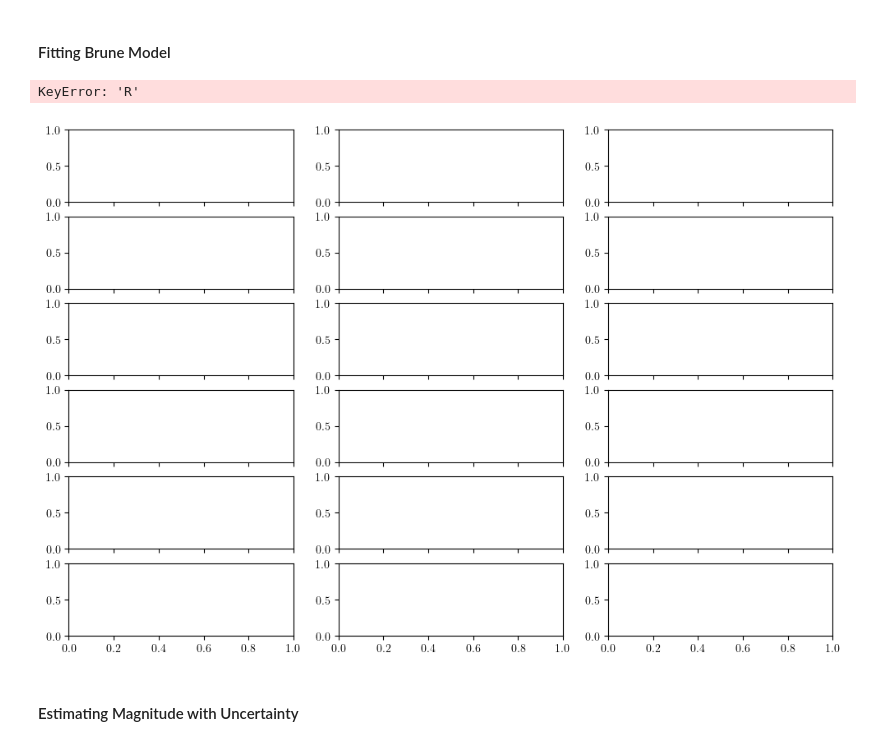
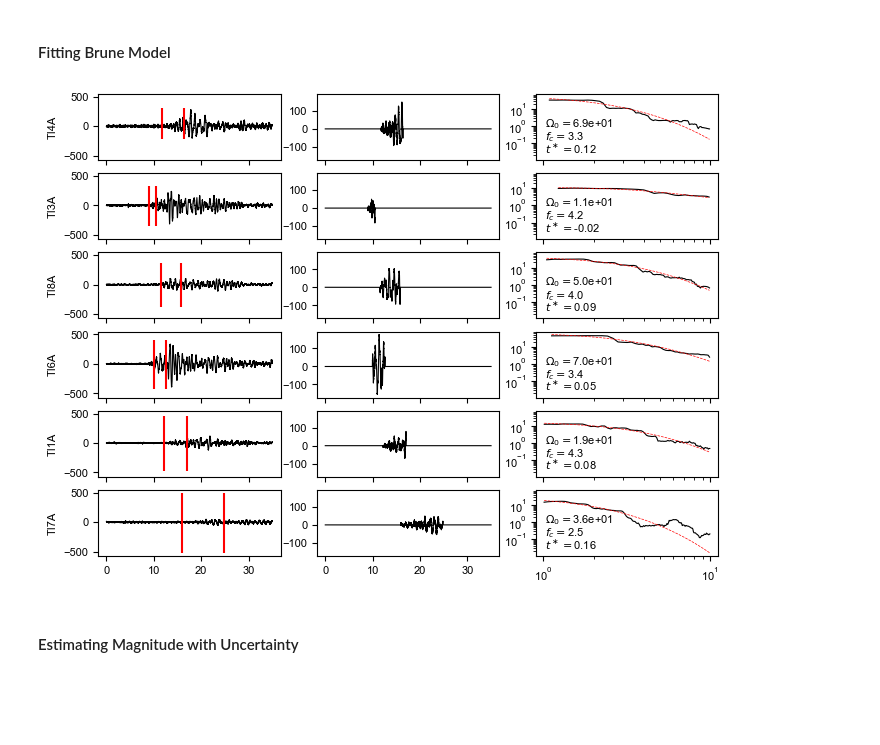
Before and after one commit to JMagyar15/totten-analysis, a Jupyter notebook: Totten Icequakes.ipynb, the cells around one changed output. Cells and saved outputs as stored; diff of their text form; code cells hidden in the pictures; blank space fills up the shorter version.

```diff
--- a/Totten Icequakes.ipynb
+++ b/Totten Icequakes.ipynb
@@ -1969,7 +1966,7 @@ $$
 
 This can then be used to fit each station simultaneously, allowing each station to have it's own corner frequency and quality factor, but the same $M_0$.
 # %%
-cluster_num = 44
+cluster_num = 33
 
 disp_stream = disp_streams[cluster_num]
 vel_stream = vel_streams[cluster_num]
@@ -2001,62 +2017,76 @@ sta_xy['window'] = sta_xy['P_end'] - sta_xy['P_start']
+# %%
+event = groups[cluster_num].select_event('20190101T192753Z')
+
+#attach waveforms and get velocity and displacement streams...
+event.attach_waveforms(inv.select(station='TI?A',channel='CH?'),w_path,buffer=10,length=25)
+event.filter('highpass',freq=1)
+
+disp_stream = event.get_data_window()
+# %%
+coal_file = np.load(os.path.join(coal_path,'coalescence_function_' + str(cluster_num) + '.npz'))
+x, y, z, t, coal = coal_file['x'], coal_file['y'], coal_file['z'], coal_file['t'], coal_file['coal']
+
+fit, uncertainties, centres = sa.UncertaintyQuantBackM(x,y,z,t,inv.select(station='TI?A'),coal,contours=[0.75])
+
+arrivals = sa.ArrivalTimes(inv.select(station='TI?A'),fit,uncertainties[0.75])
 # %% [markdown]
 #### Fitting Brune Model
 # %%
-fig, ax = plt.subplots(nrows=6,ncols=3,figsize=(12,8),sharex='col',sharey='col')
+fig, ax = plt.subplots(nrows=6,ncols=3,figsize=(8,6),sharex='col',sharey='col')
 
 #output_df = mm.MomentMagnitudeFitQ(disp_stream,sta_xy,freqmin=1,freqmax=10)
-output_df = mm.CurveFit(disp_stream,sta_xy,freqmin=1,freqmax=10)
-theta_dict, theta_unc_dict = mm.IncidenceAngle(disp_stream,sta_xy,freqmin=1,freqmax=10)
-f_dict, Pxx_dict, ci_dict, err_dict = mm.SourceSpectrum(disp_stream,sta_xy,freqmin=1,freqmax=10)
+sta_mag = mm.StationMomentMagnitude(disp_stream,arrivals,freqmin=1,freqmax=10)
+theta_dict, theta_unc_dict = mm.IncidenceAngle(disp_stream,arrivals,freqmin=1,freqmax=10)
+f_dict, Pxx_dict, ci_dict, err_dict = mm.SourceSpectrum(disp_stream,arrivals,freqmin=1,freqmax=10)
 
 i = 0
 for net in inv.select(station='TI?A'):
     for sta in net:
-        P_start = sta_xy['P_start'][sta.code]
-        P_end = P_start + sta_xy['window'][sta.code]
+        P_start = arrivals['P_start'][sta.code]
+        P_end = P_start + arrivals['window'][sta.code]
         tr = disp_stream.select(station=sta.code,channel='CHZ')[0]
         fs = tr.stats.sampling_rate
-        ax[i,0].plot(tr.times(),tr.data,color='black',lw=0.8)
+        ax[i,0].plot(tr.times(),tr.data,color='black',lw=0.8,rasterized=True)
         ylims = ax[i,0].get_ylim()
         ax[i,0].vlines([P_start,P_end],ymin=ylims[0],ymax=ylims[1],color='red')
 
         N_window = int((P_end - P_start) * fs)
         N_start = int(P_start*fs)
         N_total = tr.data.size
 
         window = get_window('boxcar',N_window)
         shifted_window = np.pad(window,(N_start,N_total-N_window-N_start))
 
-        ax[i,1].plot(tr.times(),tr.data * shifted_window,color='black',lw=0.8)
+        ax[i,1].plot(tr.times(),tr.data * shifted_window,color='black',lw=0.8,rasterized=True)
 
 
 
         Pxx = Pxx_dict[sta.code]
         freq = f_dict[sta.code]
         t = (sta_xy['r_fit']/3.87)[sta.code]
 
 
-        logomega0 = output_df['logomega0'][sta.code]
-        fc = output_df['fc'][sta.code]
-        t_star = output_df['t_star'][sta.code]
+        logomega0 = sta_mag['logomega0'][sta.code]
+        fc = sta_mag['fc'][sta.code]
+        t_star = sta_mag['t_star'][sta.code]
 
         omega = mm.LogBruneModel(freq,logomega0,fc,t_star)
 
-        ax[i,2].plot(freq,Pxx,color='black',lw=0.8)
+        ax[i,2].plot(freq,Pxx,color='black',lw=0.8,rasterized=True)
         ax[i,2].set_xscale('log')
         ax[i,2].set_yscale('log')
 
-        ax[i,2].plot(freq,omega,color='red',ls='--',lw=0.5)
-        ax[i,2].annotate(r'$\Omega_0=${:.1e}'.format(np.exp(logomega0)),(0.7,0.8),xycoords='axes fraction')
-        ax[i,2].annotate(r'$f_c=${:.1f}'.format(fc),(0.7,0.6),xycoords='axes fraction')
-        ax[i,2].annotate(r'$t^\ast=${:.2f}'.format(t_star),(0.7,0.4),xycoords='axes fraction')
+        ax[i,2].plot(freq,omega,color='red',ls='--',lw=0.5,rasterized=True)
+        ax[i,2].annotate(r'$\Omega_0=${:.1e}'.format(np.exp(logomega0)),(0.05,0.5),xycoords='axes fraction')
+        ax[i,2].annotate(r'$f_c=${:.1f}'.format(fc),(0.05,0.3),xycoords='axes fraction')
+        ax[i,2].annotate(r'$t^\ast=${:.2f}'.format(t_star),(0.05,0.1),xycoords='axes fraction')
 
         ax[i,0].set_ylabel(sta.code)
         i += 1
 
 fig.savefig(os.path.join(p_path,'brune_curve_fit.pdf'),bbox_inches='tight')
 # %% [output]
-KeyError: 'R'
-[figure, old version]
+[figure, new version]
 # %% [markdown]
 #### Estimating Magnitude with Uncertainty
 # %%
```
Also changed, not shown: parts of 19 cells of this notebook, 3 other files.
